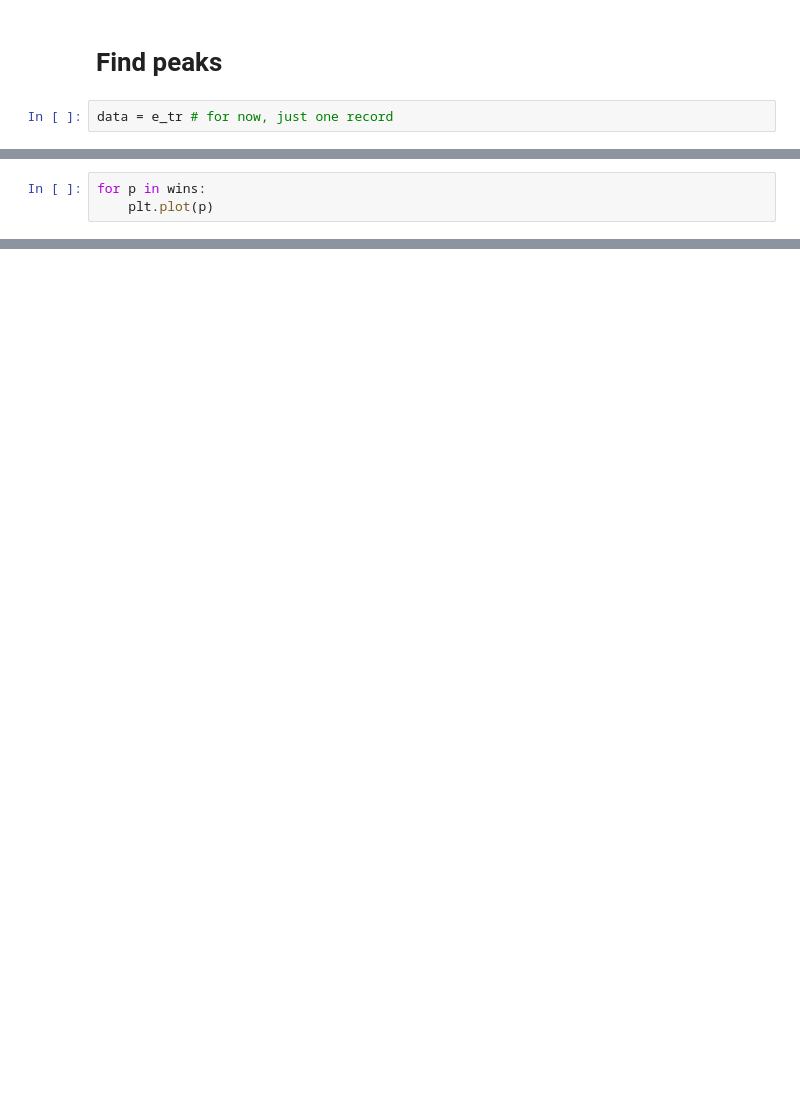
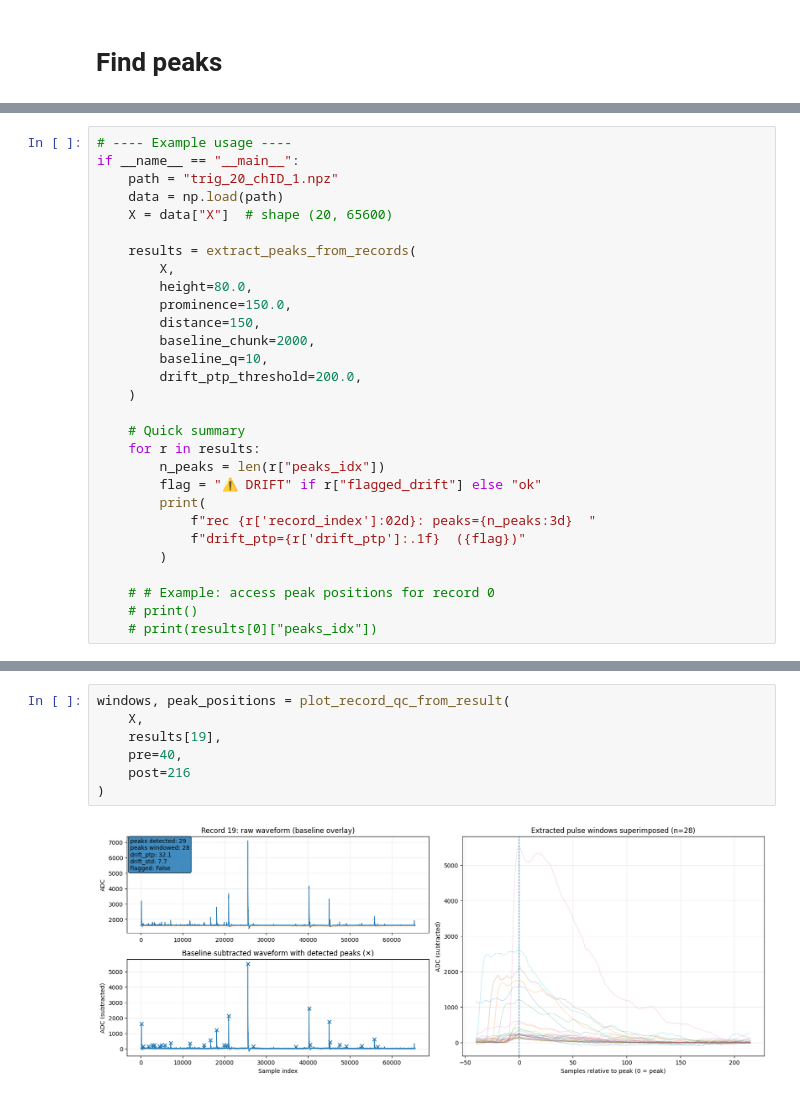
Before and after one commit to eberthol/PSD_GMVAE_Coldbox, a Jupyter notebook: data_eng/Peak_Selection.ipynb, the cells around one changed output, grey strips where cells are left out. Drawn from its saved outputs; the diff is of its cells as text; blank space fills up the shorter version.

Commit message:
first version fo peak extraction

```diff
--- a/data_eng/Peak_Selection.ipynb
+++ b/data_eng/Peak_Selection.ipynb
@@ -176,4 +130,2 @@ array([1677., 1672., 1679., ..., 1656., 1653., 1656.],
 # %% [markdown]
 # Find peaks
-# %%
-data = e_tr # for now, just one record
@@ -223,3 +131,0 @@ array([  308,   488,   789,  1322,  1530,  1980,  2539,  3015,  3388,
-# %%
-for p in wins:
-    plt.plot(p)
@@ -280,0 +339,29 @@ for p in wins:
+# %%
+# ---- Example usage ----
+if __name__ == "__main__":
+    path = "trig_20_chID_1.npz"
+    data = np.load(path)
+    X = data["X"]  # shape (20, 65600)
+
+    results = extract_peaks_from_records(
+        X,
+        height=80.0,
+        prominence=150.0,
+        distance=150,
+        baseline_chunk=2000,
+        baseline_q=10,
+        drift_ptp_threshold=200.0,
+    )
+
+    # Quick summary
+    for r in results:
+        n_peaks = len(r["peaks_idx"])
+        flag = "⚠️ DRIFT" if r["flagged_drift"] else "ok"
+        print(
+            f"rec {r['record_index']:02d}: peaks={n_peaks:3d}  "
+            f"drift_ptp={r['drift_ptp']:.1f}  ({flag})"
+        )
+
+    # # Example: access peak positions for record 0
+    # print()
+    # print(results[0]["peaks_idx"])
@@ -280,0 +389,9 @@ for p in wins:
+# %%
+windows, peak_positions = plot_record_qc_from_result(
+    X,
+    results[19],
+    pre=40,
+    post=216
+)
+# %% [output]
+[figure, added]
```
Also changed, not shown: parts of 18 cells of this notebook, 1 other file.
